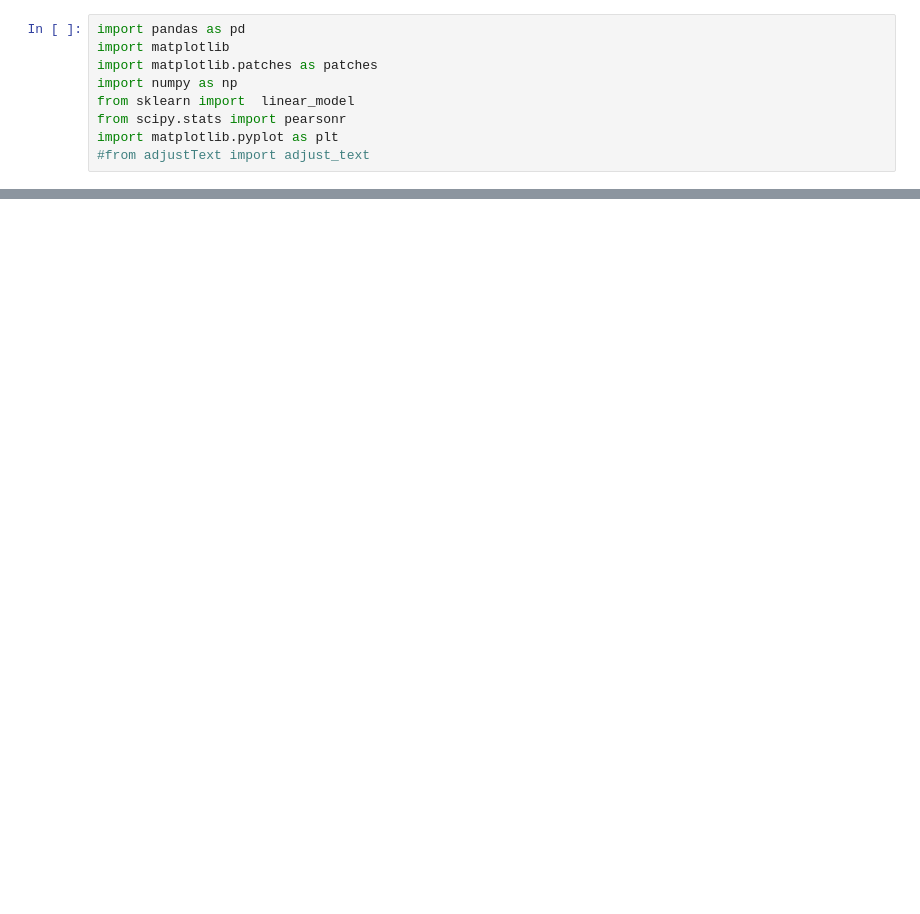
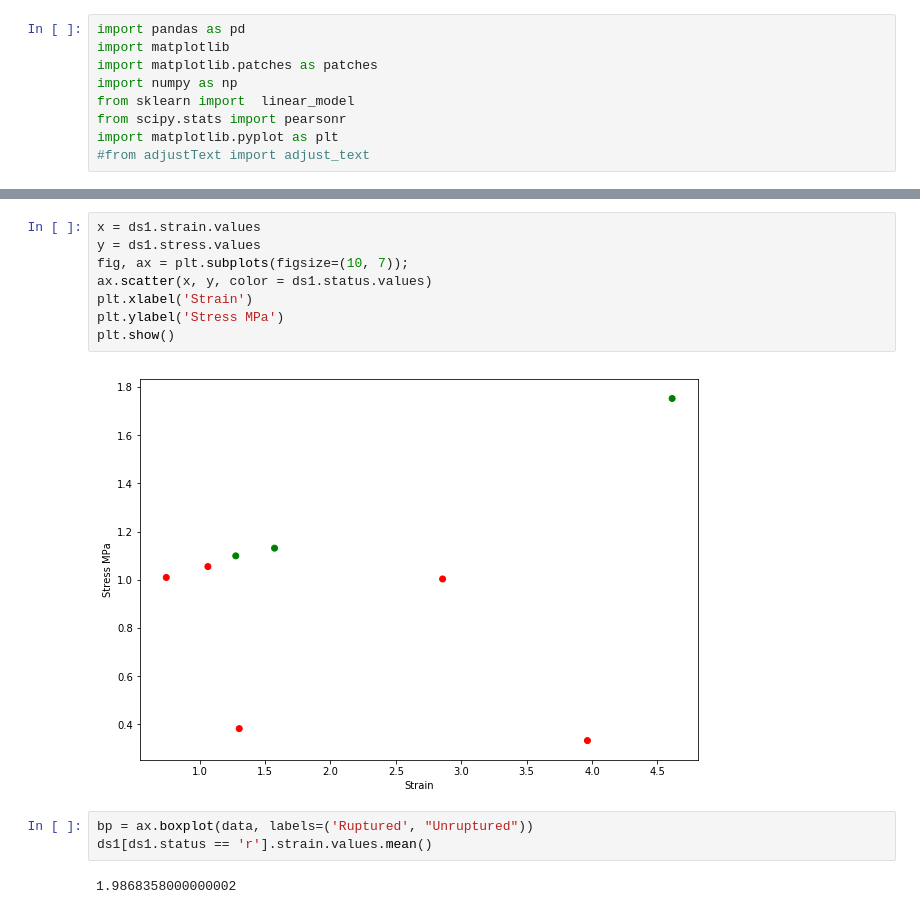
Before and after one commit to lipovka/ia, a Jupyter notebook: ult.ipynb, the cells around one changed output, grey strips where cells are left out. Cells and saved outputs as stored; diff of their text form; blank space fills up the shorter version.

```diff
--- a/ult.ipynb
+++ b/ult.ipynb
@@ -41,0 +46,15 @@ ds.boxplot(column = 'stress', by = 'status')
+# %%
+x = ds1.strain.values
+y = ds1.stress.values
+fig, ax = plt.subplots(figsize=(10, 7));
+ax.scatter(x, y, color = ds1.status.values)
+plt.xlabel('Strain')
+plt.ylabel('Stress MPa')
+plt.show()
+# %% [output]
+[figure, added]
+# %%
+bp = ax.boxplot(data, labels=('Ruptured', "Unruptured"))
+ds1[ds1.status == 'r'].strain.values.mean()
+# %% [output]
+1.9868358000000002
```
Also changed, not shown: parts of 7 cells of this notebook, 2 other files.
